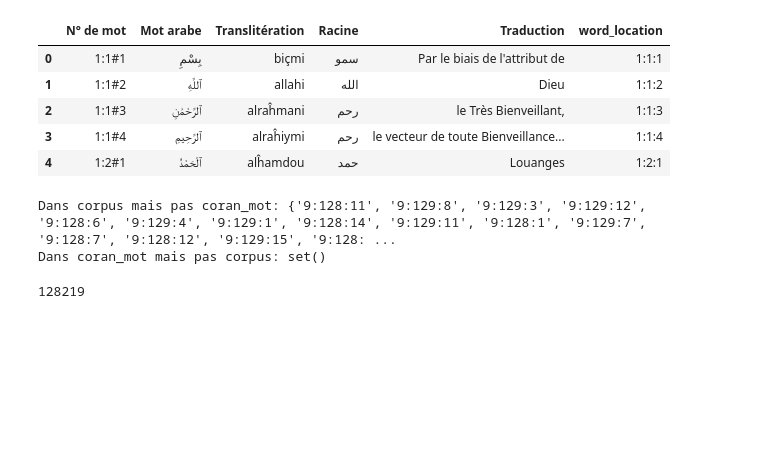
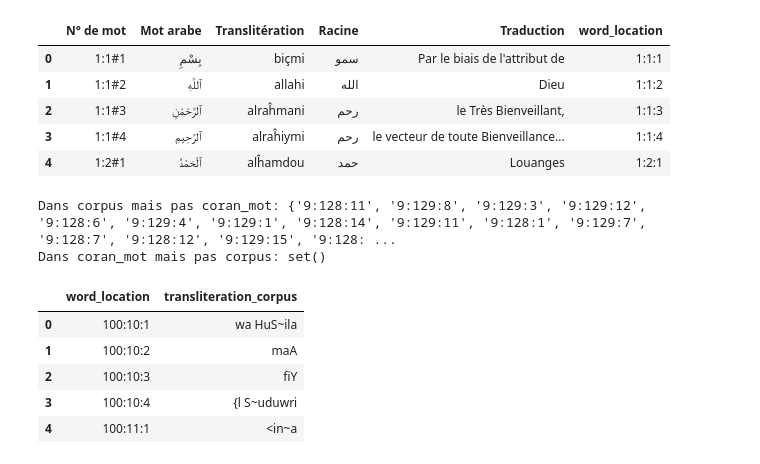
Before and after one commit to 0rnella/quran-annotations, a Jupyter notebook: format_data.ipynb, the cells around one changed output. Cells and saved outputs as stored; diff of their text form; code cells hidden in the pictures; blank space fills up the shorter version.

```diff
--- a/format_data.ipynb
+++ b/format_data.ipynb
@@ -177,6 +176,18 @@ print("Dans coran_mot mais pas corpus:", seulement_dans_coran_mot)
 Dans corpus mais pas coran_mot: {'9:128:11', '9:129:8', '9:129:3', '9:129:12', '9:128:6', '9:129:4', '9:129:1', '9:128:14', '9:129:11', '9:128:1', '9:129:7', '9:128:7', '9:128:12', '9:129:15', '9:128: ...
 Dans coran_mot mais pas corpus: set()
 # %%
-len(extra_corpus)
+# En gros, il manque les versets 9:128 et 9:129 dans Coran mot a mot. Il manque aussi le mot 96:5:5.
+# Hypothese: il y a un decalage? Comparons le verset precedent, 9:127.
+
+# d'abord je cree une versino de corpus qui aggregue les FORM au niveau de word_location.
+
+corpus_word = corpus.groupby('word_location')['FORM'].apply(lambda x: ' '.join(map(str, x))).reset_index(name='transliteration_corpus')
+
+corpus_word.head()
 # %% [output]
-128219
+|  | word_location | transliteration_corpus |
+| 0 | 100:10:1 | wa HuS~ila |
+| 1 | 100:10:2 | maA |
+| 2 | 100:10:3 | fiY |
+| 3 | 100:10:4 | {l S~uduwri |
+| 4 | 100:11:1 | <in~a |
```
Also changed, not shown: parts of 4 cells of this notebook.
